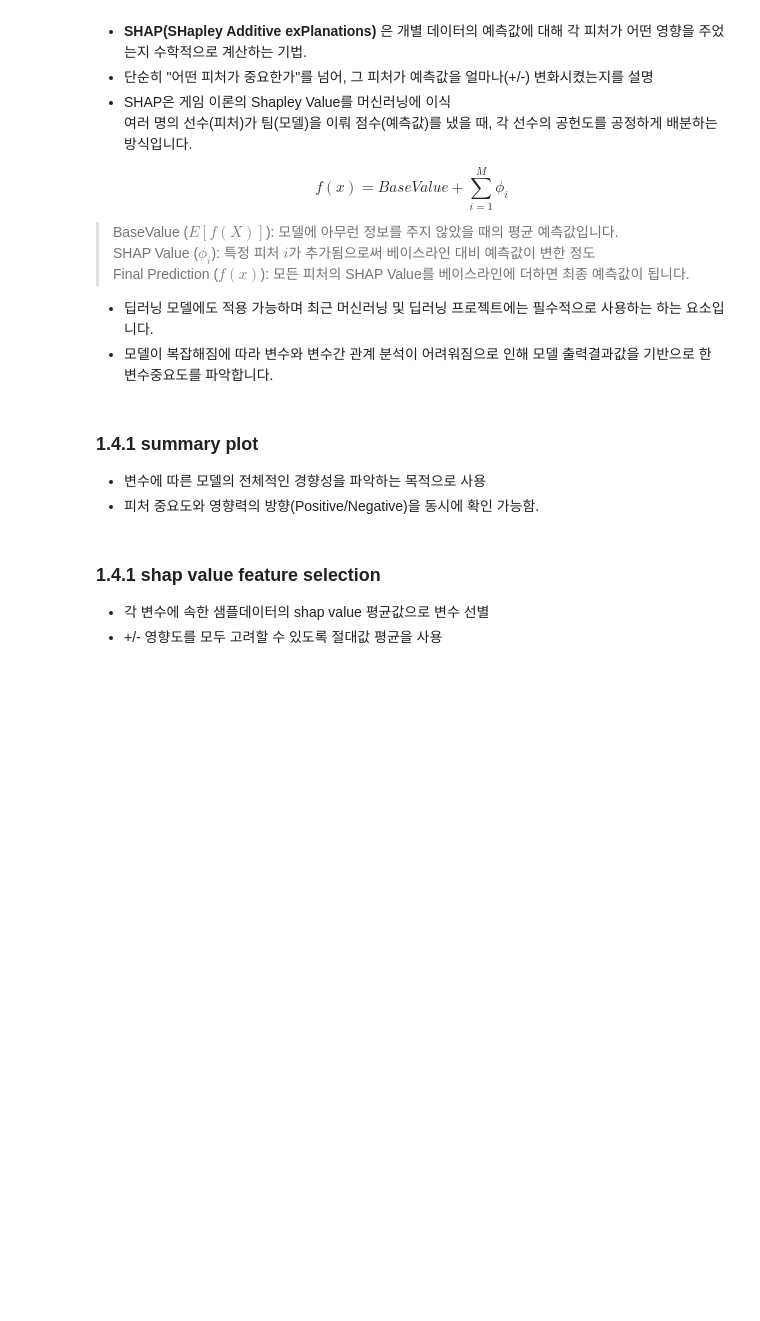
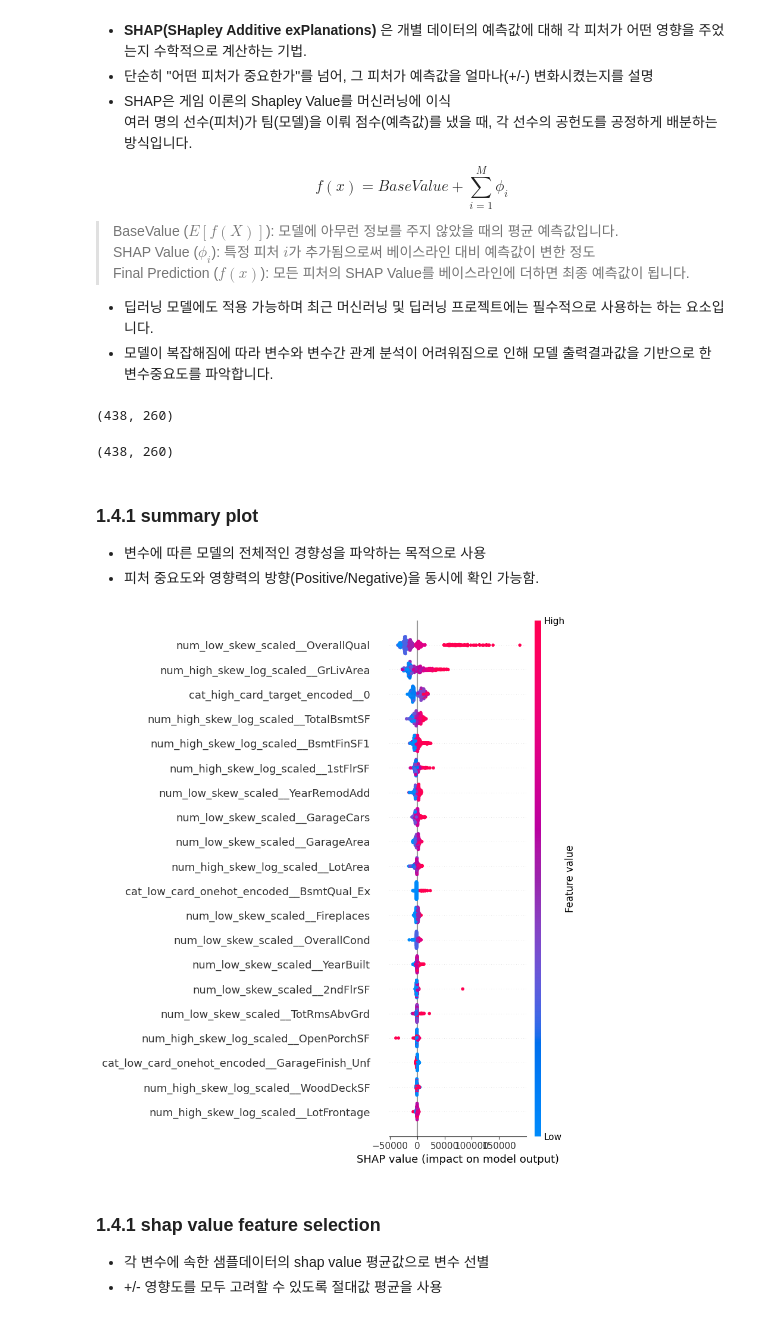
Before and after one commit to overgroove/samsung_lecture, a Jupyter notebook: 05_feature_eng_selection.ipynb, the cells around one changed output. Cells and saved outputs as stored; diff of their text form; code cells hidden in the pictures; blank space fills up the shorter version.

```diff
--- a/05_feature_eng_selection.ipynb
+++ b/05_feature_eng_selection.ipynb
@@ -150,9 +243,23 @@ $$f(x) = BaseValue + \sum_{i=1}^{M} \phi_i$$
+# %%
+exp = shap.TreeExplainer(xgbr)
+# %%
+shap_value = exp.shap_values(X_test)
+shap_value.shape
+# %% [output]
+(438, 260)
+# %%
+X_test.shape
+# %% [output]
+(438, 260)
 # %% [markdown]
 ### **1.4.1 summary plot**
 - 변수에 따른 모델의 전체적인 경향성을 파악하는 목적으로 사용
 - 피처 중요도와 영향력의 방향(Positive/Negative)을 동시에 확인 가능함.
 # %%
 # summary plot
+shap.summary_plot(shap_value, X_test)
+# %% [output]
+[figure, added]
 # %% [markdown]
 ### **1.4.1 shap value feature selection**
 - 각 변수에 속한 샘플데이터의 shap value 평균값으로 변수 선별
```
Also changed, not shown: parts of 26 cells of this notebook.
